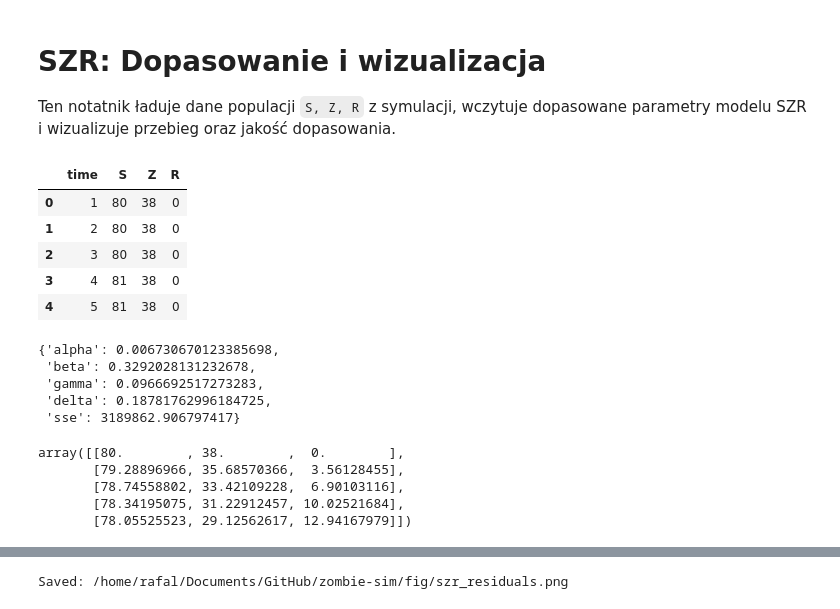
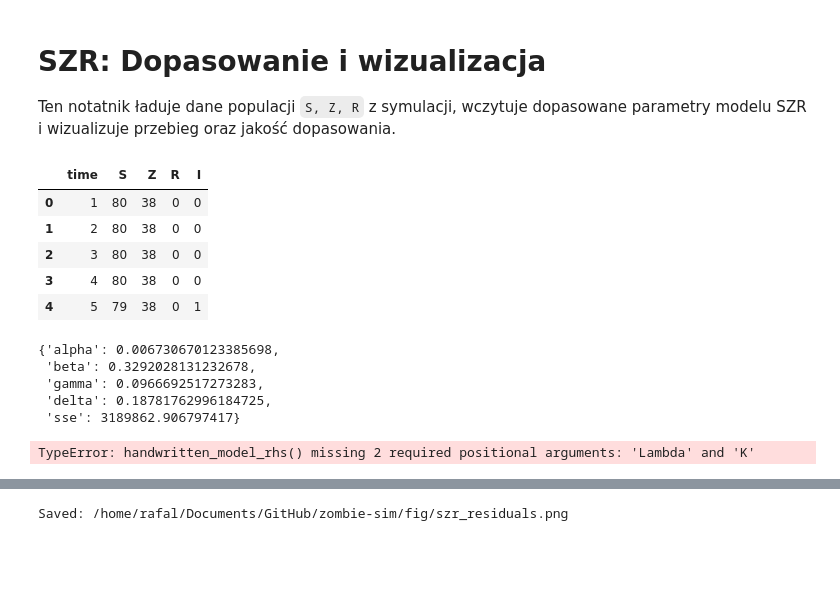
Before and after one commit to RavMRafiki/zombie-sim, a Jupyter notebook: notebooks/szr_fit.ipynb, the cells around one changed output, grey strips where cells are left out. Cells and saved outputs as stored; diff of their text form; code cells hidden in the pictures; blank space fills up the shorter version.

```diff
--- a/notebooks/szr_fit.ipynb
+++ b/notebooks/szr_fit.ipynb
@@ -18,24 +18,25 @@ np.random.seed(42)
 # %%
 # Wczytanie danych i parametrów dopasowania
 repo_root = Path(".").resolve().parent  # repo root
-csv_path = repo_root / "notebooks" / "populations.csv"
+# csv_path = repo_root / "notebooks" / "populations.csv"
+csv_path = repo_root / "populacja5.csv"
 params_path = repo_root / "notebooks" / "szr_params.json"
 assert csv_path.exists(), f"Nie znaleziono CSV: {csv_path}"
 assert params_path.exists(), f"Nie znaleziono pliku parametrów: {params_path}"
 
 df = pd.read_csv(csv_path)
 display(df.head())
 
 with open(params_path, "r", encoding="utf-8") as f:
     params = json.load(f)
 params
 # %% [output]
-|  | time | S | Z | R |
-| 0 | 1 | 80 | 38 | 0 |
-| 1 | 2 | 80 | 38 | 0 |
-| 2 | 3 | 80 | 38 | 0 |
-| 3 | 4 | 81 | 38 | 0 |
-| 4 | 5 | 81 | 38 | 0 |
+|  | time | S | Z | R | I |
+| 0 | 1 | 80 | 38 | 0 | 0 |
+| 1 | 2 | 80 | 38 | 0 | 0 |
+| 2 | 3 | 80 | 38 | 0 | 0 |
+| 3 | 4 | 80 | 38 | 0 | 0 |
+| 4 | 5 | 79 | 38 | 0 | 1 |
 {'alpha': 0.006730670123385698,
  'beta': 0.3292028131232678,
  'gamma': 0.0966692517273283,
@@ -57,23 +58,74 @@ def szr_rhs(_t, y, alpha, beta, gamma, delta):
     dR = gamma * Z
     return (dS, dZ, dR)
 
+def handwritten_model_rhs(t, y, beta, delta, rho, gamma, Lambda, K):
+    """
+    S: Podatni (Ludzie + Medycy + Żołnierze)
+    I: Zarażeni (Infected - czekają na pomoc lub przemianę)
+    Z: Zombie
+    R: Usunięci (Martwi)
+
+    Parametry:
+    beta   - współczynnik infekcji
+    delta  - skuteczność leczenia (I -> S)
+    rho    - szybkość przemiany w zombie (I -> Z)
+    gamma  - śmiertelność zombie (głód + żołnierze) (Z -> R)
+    Lambda - współczynnik narodzin
+    K      - pojemność środowiska (max liczba agentów na mapie)
+    """
+    S, I, Z, R = y
+
+    # N to populacja żywa (bez martwych R)
+    N = S + I + Z
+
+    # Zabezpieczenie przed dzieleniem przez zero
+    if N <= 1e-9: N = 1.0
+
+    # --- RÓWNANIA Z KARTKI ---
+
+    # 1. dS/dt
+    # Logistic growth term: Lambda * S * (1 - N/K)
+    births = Lambda * S * (1 - N/K)
+    infection = beta * S * Z / N
+    cured = delta * I
+
+    dS = -infection + cured + births
+
+    # 2. dI/dt
+    # rho * I to przemiana w Zombie
+    to_zombie = rho * I
+
+    dI = infection - to_zombie - cured
+
+    # 3. dZ/dt
+    # gamma * Z to śmierć zombie
+    zombie_death = gamma * Z
+
+    dZ = to_zombie - zombie_death
+
+    # 4. dR/dt
+    dR = zombie_death
+
+    return [dS, dI, dZ, dR]
+
 # Przygotowanie czasu i warunków początkowych
 t = df["time"].to_numpy(dtype=float)
 Y = df[["S","Z","R"]].to_numpy(dtype=float)
 y0 = Y[0]
 
+# Stałe znane z symulacji (WPISZ SWOJE WARTOŚCI)
+KNOWN_LAMBDA = 0.002
+KNOWN_K = 128**2  # Przykładowa pojemność mapy
+KNOWN_RHO = 1.0 / 80.0  # Przykład: infekcja trwa 20 klatek
+
 # Symulacja z dopasowanymi parametrami
 alpha = float(params["alpha"]) ; beta = float(params["beta"]) ; gamma = float(params["gamma"]) ; delta = float(params["delta"])
-sol = solve_ivp(lambda tt, yy: szr_rhs(tt, yy, alpha, beta, gamma, delta), t_span=(t[0], t[-1]), y0=y0, t_eval=t, rtol=1e-7, atol=1e-9)
+sol = solve_ivp(lambda tt, yy: handwritten_model_rhs(tt, yy, beta, delta, KNOWN_RHO, gamma, KNOWN_LAMBDA, KNOWN_K), t_span=(t[0], t[-1]), y0=y0, t_eval=t, rtol=1e-7, atol=1e-9)
 assert sol.success, sol.message
 Y_hat = sol.y.T  # shape (T, 3)
 Y_hat[:5]
 # %% [output]
-array([[80.        , 38.        ,  0.        ],
-       [79.28896966, 35.68570366,  3.56128455],
-       [78.74558802, 33.42109228,  6.90103116],
-       [78.34195075, 31.22912457, 10.02521684],
-       [78.05525523, 29.12562617, 12.94167979]])
+TypeError: handwritten_model_rhs() missing 2 required positional arguments: 'Lambda' and 'K'
 # %%
 # Obliczenie reszt i metryk RMSE, R^2
 cols = ["S","Z","R"]
```
Also changed, not shown: parts of 4 cells of this notebook, 6 other files.
